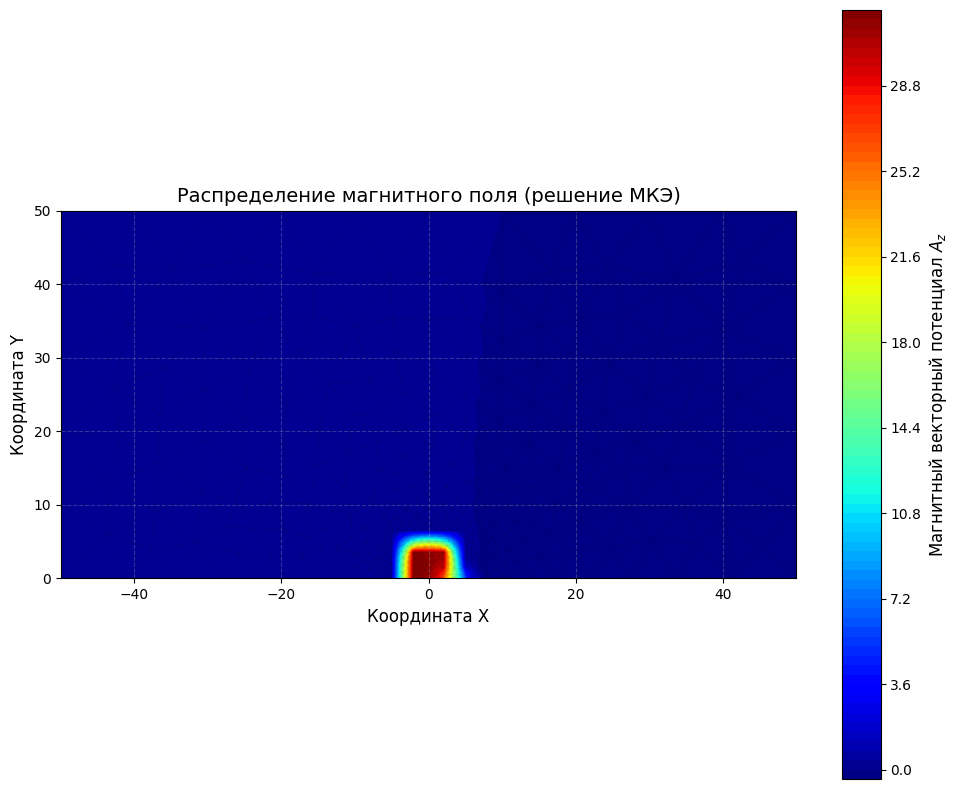
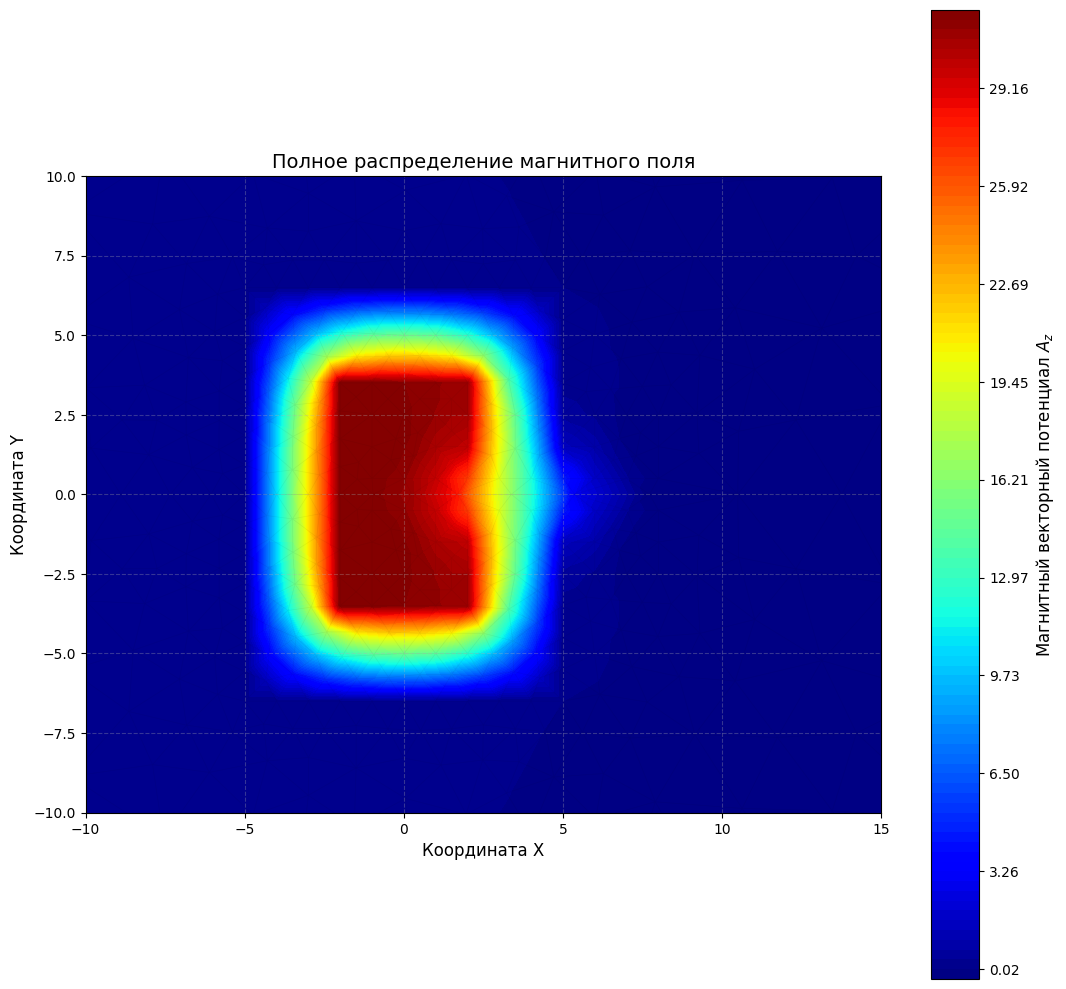
Code edit (unified diff) that turned the first committed figure into the second:
--- before
+++ after
@@ -1,14 +1,32 @@
-triangulation = tri.Triangulation(X_y[:, 0], X_y[:, 1], triangles)
+#объект триангуляции matplotlib
 
-plt.figure(figsize=(10, 8))
-plt.gca().set_aspect('equal') 
+triangulation_top = tri.Triangulation(X_y[:, 0], X_y[:, 1], triangles)
 
-contour = plt.tricontourf(triangulation, u_fem_np, levels=100, cmap='jet')
-cbar = plt.colorbar(contour)
+triangulation_bottom = tri.Triangulation(X_y[:, 0], -X_y[:, 1], triangles)
+
+plt.figure(figsize=(11, 10))
+ax = plt.gca()
+ax.set_aspect('equal')
+
+vmin = u_fem_np.min()
+vmax = u_fem_np.max()
+levels = np.linspace(vmin, vmax, 100)
+
+contour_top = ax.tricontourf(triangulation_top, u_fem_np, levels=levels, cmap='jet')
+contour_bottom = ax.tricontourf(triangulation_bottom, u_fem_np, levels=levels, cmap='jet')
+
+ax.triplot(triangulation_top, color='black', alpha=0.05, linewidth=0.5)
+ax.triplot(triangulation_bottom, color='black', alpha=0.05, linewidth=0.5)
+
+cbar = plt.colorbar(contour_top)
 cbar.set_label('Магнитный векторный потенциал $A_z$', fontsize=12)
 
-plt.triplot(triangulation, color='black', alpha=0.1, linewidth=0.5)
+ax.set_xlim(-10, 15)
+ax.set_ylim(-10, 10)
 
-plt.title('Распределение магнитного поля (решение МКЭ)', fontsize=14)
+# ax.set_xlim(-55, 55)
+# ax.set_ylim(-55, 55)
+
+plt.title('Полное распределение магнитного поля', fontsize=14)
 plt.xlabel('Координата X', fontsize=12)
 plt.ylabel('Координата Y', fontsize=12)

Commit: Добавлено симметричное отображение